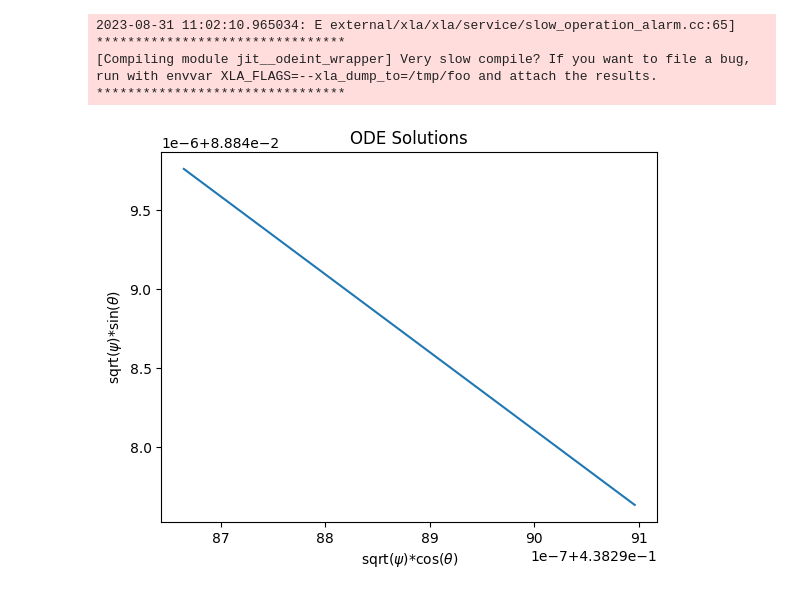
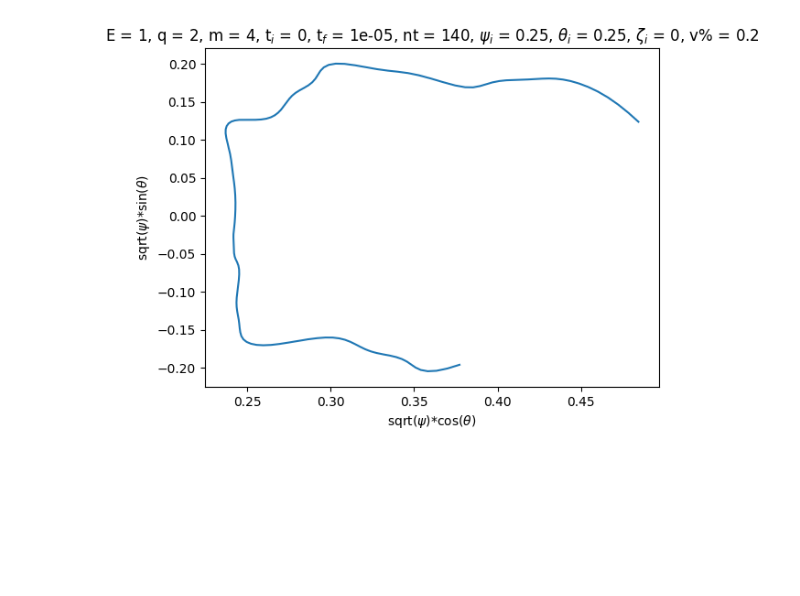
Before and after one commit to joaopedrobiu6/DPS, a Jupyter notebook: DESC_model.ipynb, the cells around one changed output. Saved outputs shown, nothing was run; the diff lists cells and outputs as text; code cells hidden in the pictures; blank space fills up the shorter version.

```diff
--- a/DESC_model.ipynb
+++ b/DESC_model.ipynb
@@ -72,13 +55 @@ Using device: CPU, with 2.81 GB available memory
-# %%
-e_charge = 1.6e-19
-
-E = 3.52e6*e_charge
-m = 1.673e-27
-m_q = m/e_charge
-
-v_parallel = 0.8*jnp.sqrt(2*E/m)
-
-a_initial = [E, m_q, 1, 1]
-
-initial_conditions = [0.2, 0.2, 0.1, v_parallel]
 # %%
@@ -102,17 +81,20 @@ def solve_with_jax(a=None):
-# %%
-sol = solve_with_jax()
-
-print(sol)
-# %% [output]
-2023-08-31 11:02:10.965034: E external/xla/xla/service/slow_operation_alarm.cc:65]
-********************************
-[Compiling module jit__odeint_wrapper] Very slow compile? If you want to file a bug, run with envvar XLA_FLAGS=--xla_dump_to=/tmp/foo and attach the results.
-********************************
+# %%
+E_ = 1
+q_= 2
+m_ = 4
+t_i = 0
+t_f = 1e-5
+nt_ = 140
+psi_i = 0.25
+theta_i = 0.25
+zeta_i = 0
+vpar_i_ratio = 0.2
+sol = run(1, 2, 4, 0, 3e-5, 140, 0.25, 0.25, 0, 0.70)
 # %%
-plt.plot(np.sqrt(sol[1:, 0]) * np.cos(sol[1:, 1]), np.sqrt(sol[1:, 0]) * np.sin(sol[1:, 1]))
+plt.plot(np.sqrt(sol[:, 0]) * np.cos(sol[:, 1]), np.sqrt(sol[:, 0]) * np.sin(sol[:, 1]))
 plt.xlabel(r'sqrt($\psi$)*cos($\theta$)')
 plt.ylabel(r'sqrt($\psi$)*sin($\theta$)')
-plt.title('ODE Solutions')
+plt.title(rf'E = {E_}, q = {q_}, m = {m_}, t$_i$ = {t_i}, t$_f$ = {t_f}, nt = {nt_}, $\psi_i$ = {psi_i}, $\theta_i$ = {theta_i}, $\zeta_i$ = {zeta_i}, v% = {vpar_i_ratio}')
 plt.show()
 # %% [output]
-[figure, old version]
+[figure, new version]
```
Also changed, not shown: parts of 2 cells of this notebook, 1 other file.
